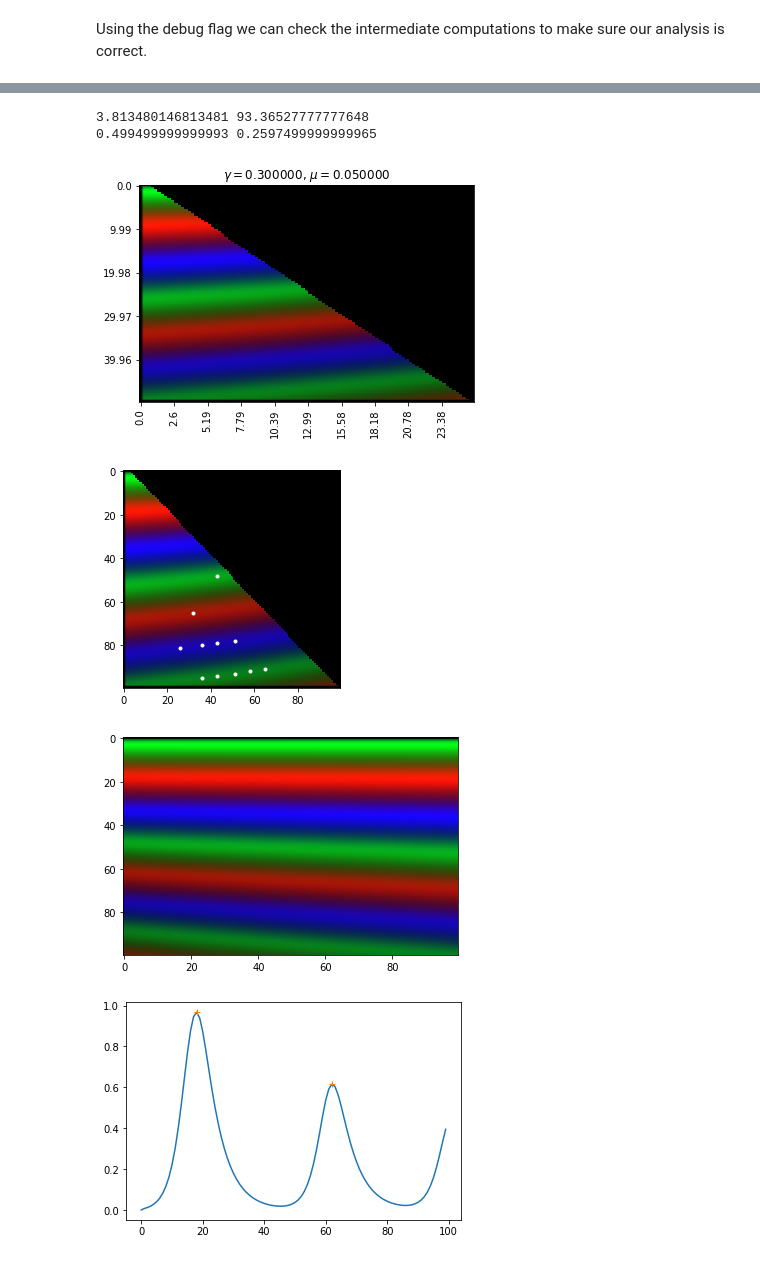
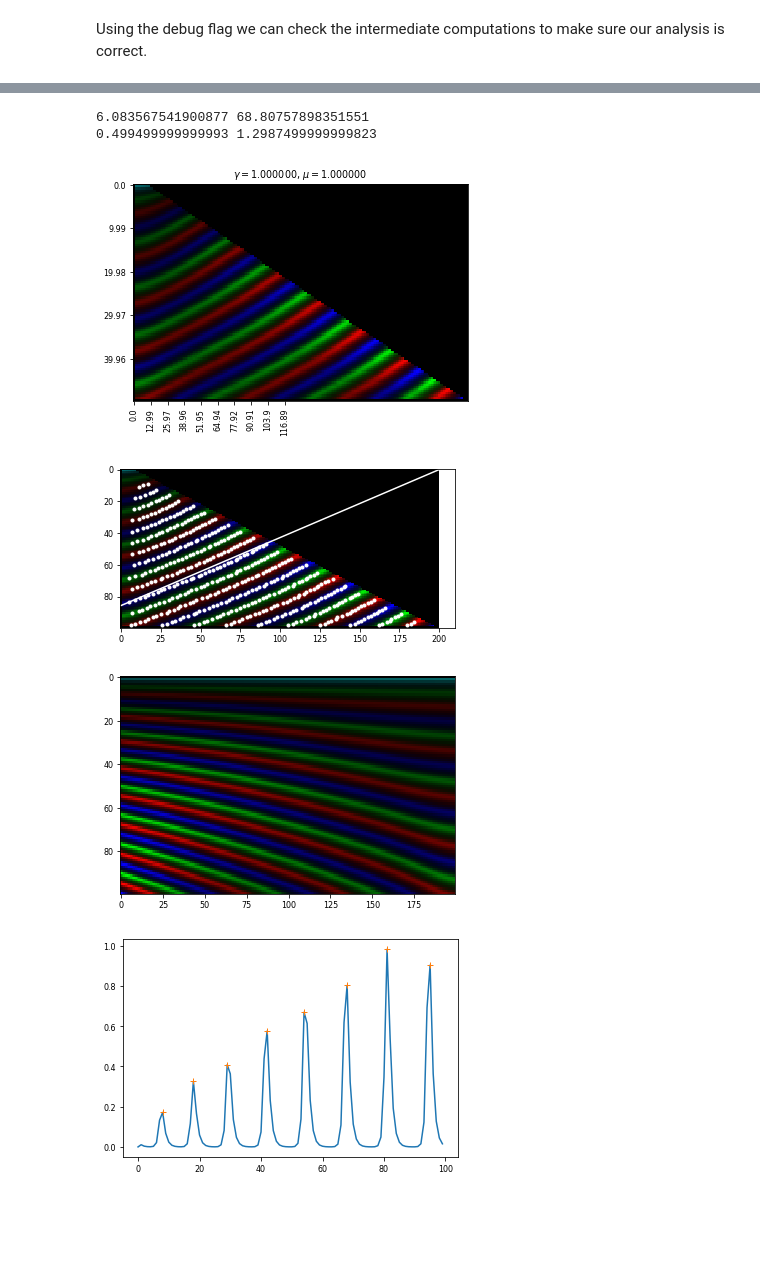
Before and after one commit to RudgeLab/SpatialOscillator, a Jupyter notebook: Analysis/KymographSimulator.ipynb, the cells around one changed output, grey strips where cells are left out. Saved outputs shown, nothing was run; the diff lists cells and outputs as text; code cells hidden in the pictures; blank space fills up the shorter version.

Commit message:
Update to kymo analysis and stochastic simulation notebook

```diff
--- a/Analysis/KymographSimulator.ipynb
+++ b/Analysis/KymographSimulator.ipynb
@@ -22,16 +69,13 @@ def step(p1, p2, p3, r, mu0, k, gamma, d, e, n, Dt):
 Next define a function to compute the kymograph by running simulations.
 # %%
 def compute_kymo(
-    Dt = 0.025,
+    Dt = 0.05,
     gamma = 0.3,
-    mu0 = 0.5,
     R0 = 1,
-    k = .1,
-    d = 198.,
-    e = 0,
+    alpha=1e4,
     n = 2,
     nx = 100,
-    nt = 2000
+    nt = 1000
 ):
   # Initial conditions on 1d mesh
   r = np.linspace(0,R0,nx, endpoint=True)
@@ -47,10 +91,10 @@ def compute_kymo(
   # Integrate equations forward
   for i in range(nt-1):
     ## Colony radius
-    R = R0 + mu0/k * i * Dt
+    R = R0 + 0.5 * i * Dt
 
     # Integrate the ODEs
-    p1,p2,p3,rnew = step(p1, p2, p3, r, mu0, k, gamma, d, e, n, Dt)
+    p1,p2,p3,rnew = step(p1, p2, p3, r, i*Dt, gamma, alpha, n, Dt)
 
     #print(rnew.max())
 
@@ -81,7 +125,7 @@ def compute_kymo(
   at = np.array(t_list).transpose()
 
   # Remap kymograph to R coords = distance from center of colony
-  R = R0 + at*mu0/k
+  R = R0 + at * 0.5
   aR = R - ar
   points = np.stack((at[:,::10].ravel(), aR[:,::10].ravel())).transpose()
 
@@ -110,9 +154,9 @@ def compute_kymo(
   nkymo[:,:,:] = kymo
   for i in range(nkymo.shape[0]):
     # Colony radius
-    R = R0 + mu0/k * i * Dt * 10
+    R = R0 + 0.5 * i * Dt * 10
     # Index into grid
-    Ridx = int(R * nx / (R0 + mu0/k * nt * Dt))
+    Ridx = int(R * nx / (R0 + 0.5 * nt * Dt))
     nkymo[i,Ridx+1:] = np.nan
 
   tscale = at.max()/nt*10
@@ -121,7 +165,7 @@ def compute_kymo(
 # %% [markdown]
 Now we make functions to compute the wavelength and wave speed of the travelling wave.
 # %%
-def compute_wave_length(unmapped_kymo, speed, tscale=1, mu0=1, k=0.1, debug=False):
+def compute_wave_length(unmapped_kymo, speed, tscale=1, debug=False):
   if debug:
     plt.figure()
     plt.imshow(unmapped_kymo, aspect='auto')
@@ -140,7 +184,7 @@ def compute_wave_length(unmapped_kymo, speed, tscale=1, mu0=1, k=0.1, debug=Fals
       # Compute average period
       mean_period = np.mean(np.diff(pks)) * tscale
       mean_freq = 1 / mean_period
-      mean_wave_length = (speed + mu0/k) / mean_freq
+      mean_wave_length = (speed + 0.5) / mean_freq
       mean_wave_lengths.append(mean_wave_length)
   return np.mean(mean_wave_lengths)
 
@@ -194,13 +238,14 @@ def compute_wave_speed(nkymo, dt=1, tscale=1, rscale=1, debug=False):
   else:
     mean_speed = np.nan
 
-  nt,nx = kymo.shape[:2]
+  nt,nx = nkymo.shape[:2]
   x1 = nt*mean_speed/rscale*tscale
   y1 = nx/mean_speed*rscale/tscale
-  if x1<nx:
-    plt.plot([0,x1], [nt,0], 'w')
-  elif y1<nt:
-    plt.plot([0,nx], [y1,0], 'w')
+  if debug:
+      if x1<nx:
+        plt.plot([0,x1], [nt,0], 'w')
+      elif y1<nt:
+        plt.plot([0,nx], [y1,0], 'w')
 
   #print('Mean wave speed = ', mean_speed)
   return mean_speed
@@ -386,27 +1085,26 @@ Text(0.5, 1.0, '$\\gamma = 1$, $\\mu = 1$')
 # %% [markdown]
 Using the debug flag we can check the intermediate computations to make sure our analysis is correct.
 # %%
-gamma = 0.3
-mu0 = 0.05
-k = 0.1
-d = 198
+gamma = 1
+alpha = 1e5
 
-nkymo,unmapped_kymo,tscale,rscale = compute_kymo(gamma=gamma, mu0=mu0, k=k, d=d, Dt=0.05, nt=1000)
+
+nkymo,unmapped_kymo,tscale,rscale = compute_kymo(gamma=gamma, alpha=alpha, Dt=0.05, nx=400)
 plt.imshow(nkymo, aspect='auto')
 plt.xticks(np.arange(0,100,10), np.round(np.arange(0,100,10)*rscale, 2), rotation=90)
 plt.yticks(np.arange(0,100,20), np.round(np.arange(0,100,20)*tscale, 2))
 plt.title('$\gamma = %02f$, $\mu = %02f$'%(gamma, mu0))
 
 speed = compute_wave_speed(nkymo, tscale=tscale, rscale=rscale, debug=True)
 wavelength = compute_wave_length(unmapped_kymo, speed, tscale=tscale, mu0=mu0, k=k, debug=True)
 print(speed, wavelength)
 print(tscale, rscale)
 # %% [output]
 Clipping input data to the valid range for imshow with RGB data ([0..1] for floats or [0..255] for integers).
 Clipping input data to the valid range for imshow with RGB data ([0..1] for floats or [0..255] for integers).
-3.813480146813481 93.36527777777648
-0.499499999999993 0.2597499999999965
+6.083567541900877 68.80757898351551
+0.499499999999993 1.2987499999999823
-[figure, old version]
+[figure, new version]
-[figure, old version]
+[figure, new version]
-[figure, old version]
+[figure, new version]
-[figure, old version]
+[figure, new version]
```
Also changed, not shown: parts of 54 cells of this notebook, 1 other file.
